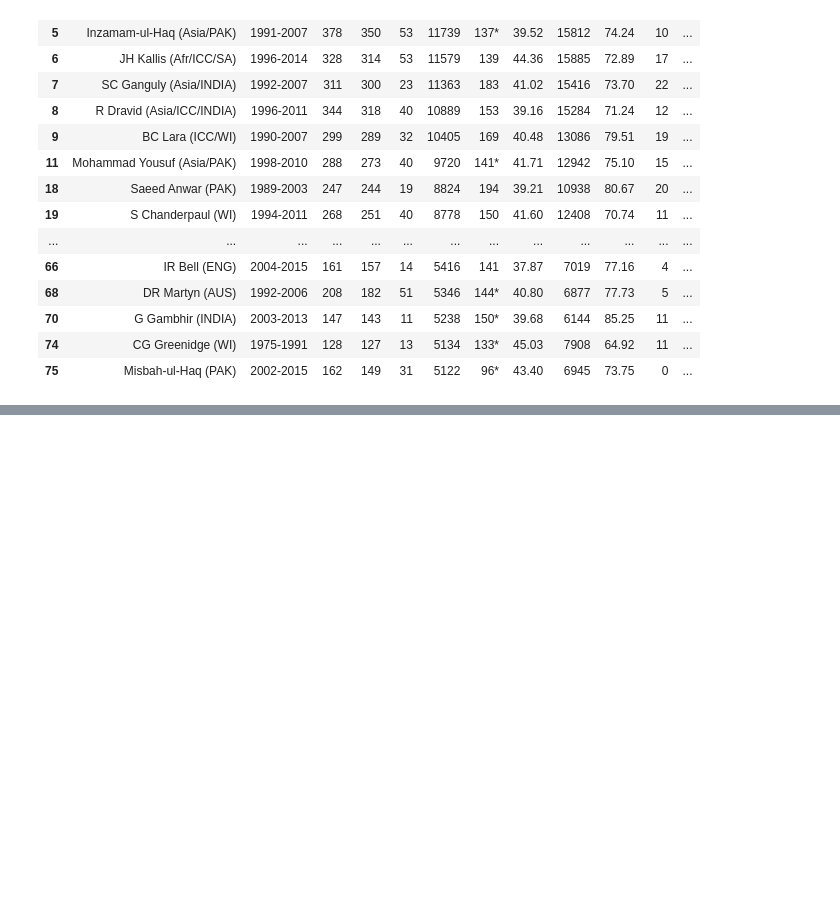
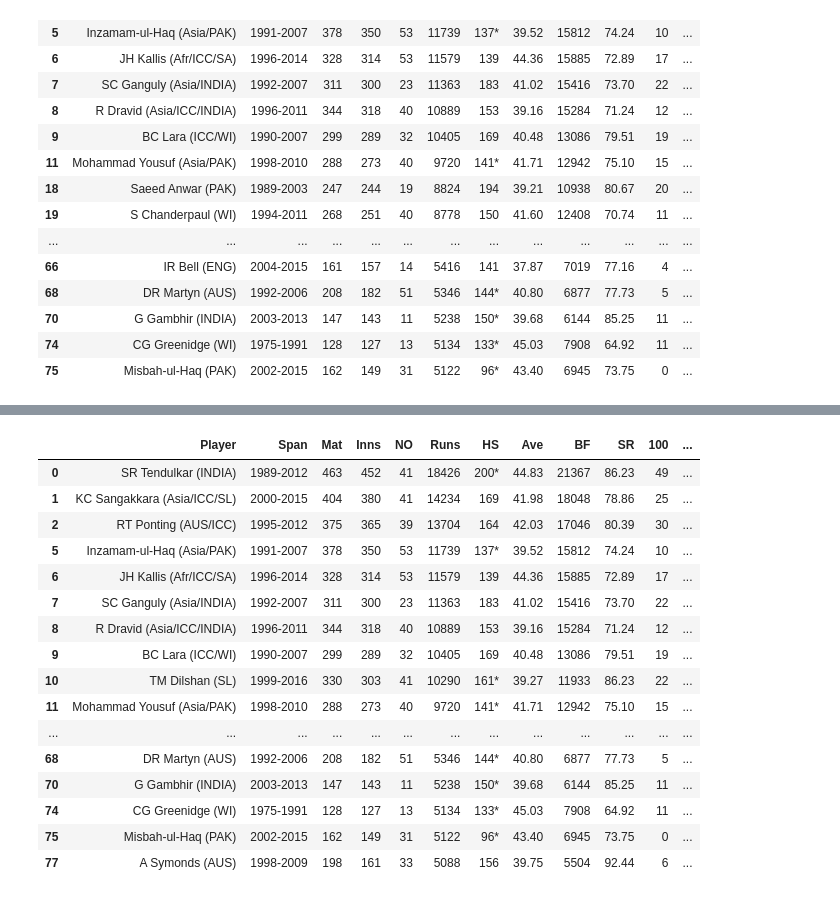
Before and after one commit to ds-souvik/Machine-Learning-Basic-Intermediate-Expert., a Jupyter notebook: 13 Machine Learning - Clusturing/Assignment.ipynb, the cells around one changed output, grey strips where cells are left out. Drawn from its saved outputs; the diff is of its cells as text; code cells hidden in the pictures; blank space fills up the shorter version.

Commit message:
Second Clustering model complete-Hierarchical clustering

```diff
--- a/13 Machine Learning - Clusturing/Assignment.ipynb
+++ b/13 Machine Learning - Clusturing/Assignment.ipynb
@@ -69,0 +114,3 @@ df[df['Cluster']== 0]
+# %%
+lab=cut_tree(merging, n_clusters=4).reshape(-1, )
+lab
@@ -69,0 +122,3 @@ df[df['Cluster']== 0]
+# %%
+df['Clust']=lab
+df
@@ -69,0 +139,20 @@ df[df['Cluster']== 0]
+# %%
+df[df['Clust']==0]
+# %% [output]
+|  | Player | Span | Mat | Inns | NO | Runs | HS | Ave | BF | SR | 100 | ... |
+| 0 | SR Tendulkar (INDIA) | 1989-2012 | 463 | 452 | 41 | 18426 | 200* | 44.83 | 21367 | 86.23 | 49 | ... |
+| 1 | KC Sangakkara (Asia/ICC/SL) | 2000-2015 | 404 | 380 | 41 | 14234 | 169 | 41.98 | 18048 | 78.86 | 25 | ... |
+| 2 | RT Ponting (AUS/ICC) | 1995-2012 | 375 | 365 | 39 | 13704 | 164 | 42.03 | 17046 | 80.39 | 30 | ... |
+| 5 | Inzamam-ul-Haq (Asia/PAK) | 1991-2007 | 378 | 350 | 53 | 11739 | 137* | 39.52 | 15812 | 74.24 | 10 | ... |
+| 6 | JH Kallis (Afr/ICC/SA) | 1996-2014 | 328 | 314 | 53 | 11579 | 139 | 44.36 | 15885 | 72.89 | 17 | ... |
+| 7 | SC Ganguly (Asia/INDIA) | 1992-2007 | 311 | 300 | 23 | 11363 | 183 | 41.02 | 15416 | 73.70 | 22 | ... |
+| 8 | R Dravid (Asia/ICC/INDIA) | 1996-2011 | 344 | 318 | 40 | 10889 | 153 | 39.16 | 15284 | 71.24 | 12 | ... |
+| 9 | BC Lara (ICC/WI) | 1990-2007 | 299 | 289 | 32 | 10405 | 169 | 40.48 | 13086 | 79.51 | 19 | ... |
+| 10 | TM Dilshan (SL) | 1999-2016 | 330 | 303 | 41 | 10290 | 161* | 39.27 | 11933 | 86.23 | 22 | ... |
+| 11 | Mohammad Yousuf (Asia/PAK) | 1998-2010 | 288 | 273 | 40 | 9720 | 141* | 41.71 | 12942 | 75.10 | 15 | ... |
+| ... | ... | ... | ... | ... | ... | ... | ... | ... | ... | ... | ... | ... |
+| 68 | DR Martyn (AUS) | 1992-2006 | 208 | 182 | 51 | 5346 | 144* | 40.80 | 6877 | 77.73 | 5 | ... |
+| 70 | G Gambhir (INDIA) | 2003-2013 | 147 | 143 | 11 | 5238 | 150* | 39.68 | 6144 | 85.25 | 11 | ... |
+| 74 | CG Greenidge (WI) | 1975-1991 | 128 | 127 | 13 | 5134 | 133* | 45.03 | 7908 | 64.92 | 11 | ... |
+| 75 | Misbah-ul-Haq (PAK) | 2002-2015 | 162 | 149 | 31 | 5122 | 96* | 43.40 | 6945 | 73.75 | 0 | ... |
+| 77 | A Symonds (AUS) | 1998-2009 | 198 | 161 | 33 | 5088 | 156 | 39.75 | 5504 | 92.44 | 6 | ... |
```
Also changed, not shown: parts of 8 cells of this notebook, 1 other file.
